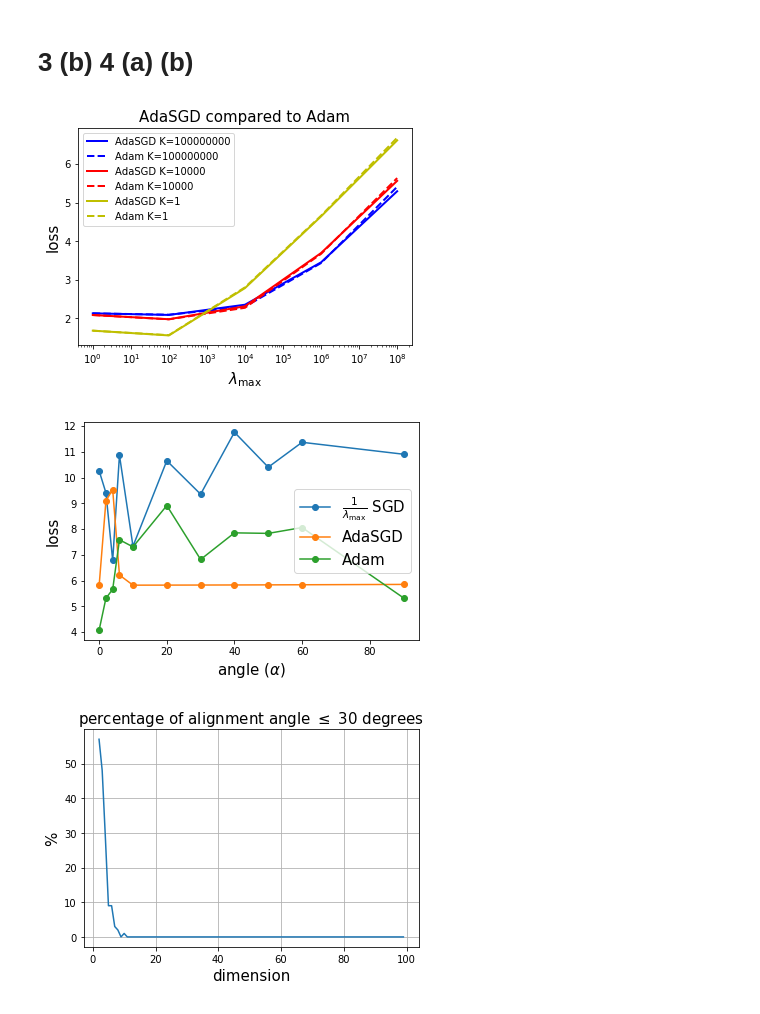
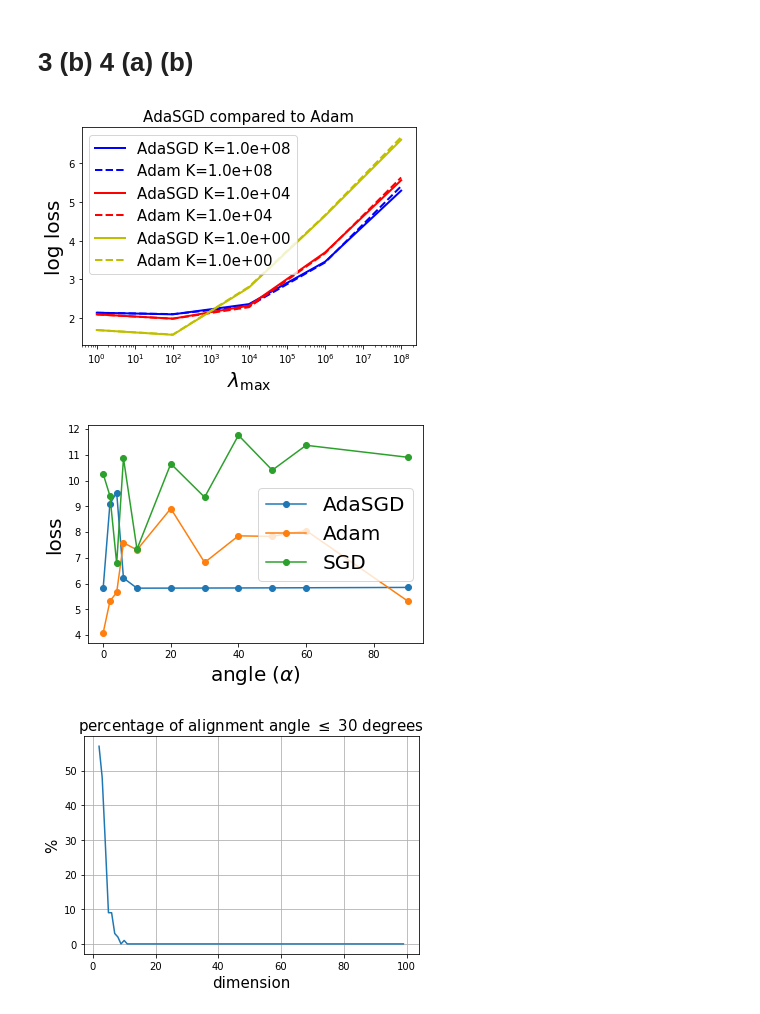
Before and after one commit to nathanwang000/MTL, a Jupyter notebook: PaperFigures.ipynb, the cells around one changed output. Drawn from its saved outputs; the diff is of its cells as text; code cells hidden in the pictures.

Commit message:
updated paper figures

```diff
--- a/PaperFigures.ipynb
+++ b/PaperFigures.ipynb
@@ -199,7 +199,7 @@ def get_record(savedirs=['result:0.1', 'result:0.01', 'result:0.001', 'result:1'
     record = {'k': [], 'lambda_max': [], 'run_number': [], 'name': [], 'last_loss': [], 'lr': []}
 
     for folder in savedirs:
-        for fn in tqdm.tqdm(glob.glob('synthetic_exp/{}/*'.format(folder))):
+        for fn in tqdm.tqdm(glob.glob('{}/*'.format(folder))):
             name, k, lambda_max, run_number = list(map(lambda x: x[0](x[1]), zip([str, int, int, int],
                                                                                  fn.split('/')[-1].split(':'))))
             record['name'].append(name)
@@ -211,7 +211,7 @@ def get_record(savedirs=['result:0.1', 'result:0.01', 'result:0.001', 'result:1'
             record['lr'].append(f['lr'])
     return record
 
-record = get_record(['result:0.1'])
+record = get_record(['synthetic_exp/result:0.1'])
 # %%
 def generate_condition(df, lr):
     unwanted_lrs = set(np.unique(df.lr)) - set({lr})
@@ -268,19 +268,19 @@ k2color = {10**8: 'b', 10**4: 'r', 1: 'y'}
 for k, c in k2color.items():
     A = df[df.name=='AdaSGD'][df.k==k]
     B = df[df.name=='Adam'][df.k==k]
-    plt.semilogx(A.lambda_max, np.log10(A.last_loss + 1e-50), '-{}'.format(c), label='AdaSGD K={}'.format(k),
+    plt.semilogx(A.lambda_max, np.log10(A.last_loss + 1e-50), '-{}'.format(c), label='AdaSGD K={:.1e}'.format(k),
                  linewidth=2)
-    plt.semilogx(B.lambda_max, np.log10(B.last_loss + 1e-50), '--{}'.format(c), label='Adam K={}'.format(k),
+    plt.semilogx(B.lambda_max, np.log10(B.last_loss + 1e-50), '--{}'.format(c), label='Adam K={:.1e}'.format(k),
                 linewidth=2)
 
-plt.legend()
+plt.legend(fontsize=15)
 plt.title('AdaSGD compared to Adam', fontsize=15)
-plt.ylabel('loss', fontsize=15)
-plt.xlabel(r'$\lambda_{\max}$', fontsize=15)
-plt.savefig('figures/4a.png', bbox_inches='tight')
+plt.ylabel('log loss', fontsize=20)
+plt.xlabel(r'$\lambda_{\max}$', fontsize=20)
+#plt.savefig('figures/4a.png', bbox_inches='tight')
 plt.show()
 # %% [output]
-[figure, old version]
+[figure, new version]
 # %%
 def get_record(savedirs=['angle_result']):
     record = {'k': [], 'lambda_max': [], 'run_number': [], 'name': [], 'last_loss': [], 'lr': [], 'angle': []}
@@ -303,38 +303,38 @@ record = get_record()
 # %%
 def generate_condition(df, angles):
     condition = None
     for a in angles:
         if condition is None: condition = (df.angle == a)
         else: condition = condition | (df.angle == a)
     return df[condition]
 
 df = pd.DataFrame(record)
 df = df.fillna(10**50)
 #df = generate_condition(df, np.linspace(0, 90, 10))
 # df = generate_condition(df, #list(np.linspace(0, 1, 11)) +
 #                         [0,3,6,8,10,30,60,90])
 #df = generate_condition(df, [0, 1, 2, 3, 4, 5, 6, 7, 8, 9, 10, 20, 30, 40, 50, 60])
 df = generate_condition(df, [0, 2, 4, 6, 10, 20, 30, 40, 50, 60, 90])
 
 df = df[df.name != 'AdjustSGD']
 df = df[df.name != 'SGD']
 df = df.groupby(['name', 'k', 'lambda_max', 'angle'], as_index=False).mean()
 df2 = df[df.name=='OptSGD']
-df2.name = r'$\frac{1}{\lambda_{\max}}$ SGD'
+df2.name = 'SGD' #r'SGD ($\eta=1/\lambda_{\max}$)'
 df[df.name=='OptSGD'] = df2
 
 for name in np.unique(df.name):
     s = df[df.name == name]
     plt.plot(s.angle, s.last_loss, '-o', label=name)
 # sns.heatmap(np.log10(df.pivot(index='name', columns='angle', values='last_loss') + 1e-50),
 #             annot=True, fmt=".2f", vmin=0.5, vmax=1.1, cmap='seismic')
-plt.ylabel('loss', fontsize=15)
-plt.xlabel(r'angle ($\alpha$)', fontsize=15)
-plt.legend(fontsize=15)
-#plt.savefig('figures/3b.png', bbox_inches='tight')
+plt.ylabel('loss', fontsize=20)
+plt.xlabel(r'angle ($\alpha$)', fontsize=20)
+plt.legend(fontsize=20)
+# plt.savefig('figures/3b.png', bbox_inches='tight')
 plt.show()
 # %% [output]
-[figure, old version]
+[figure, new version]
 # %%
 collector = {}
 for d in tqdm.tqdm(range(2,100)):
```
